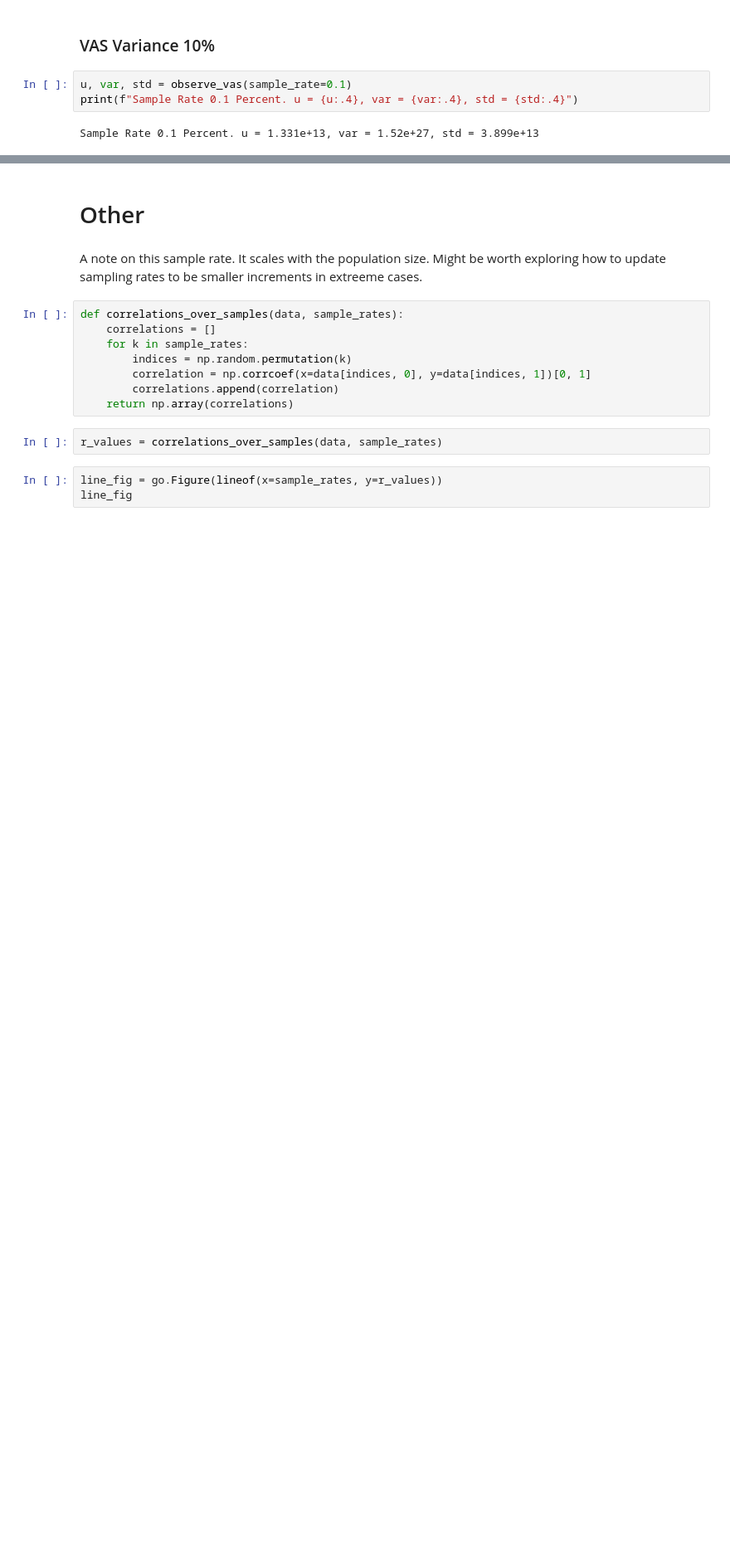
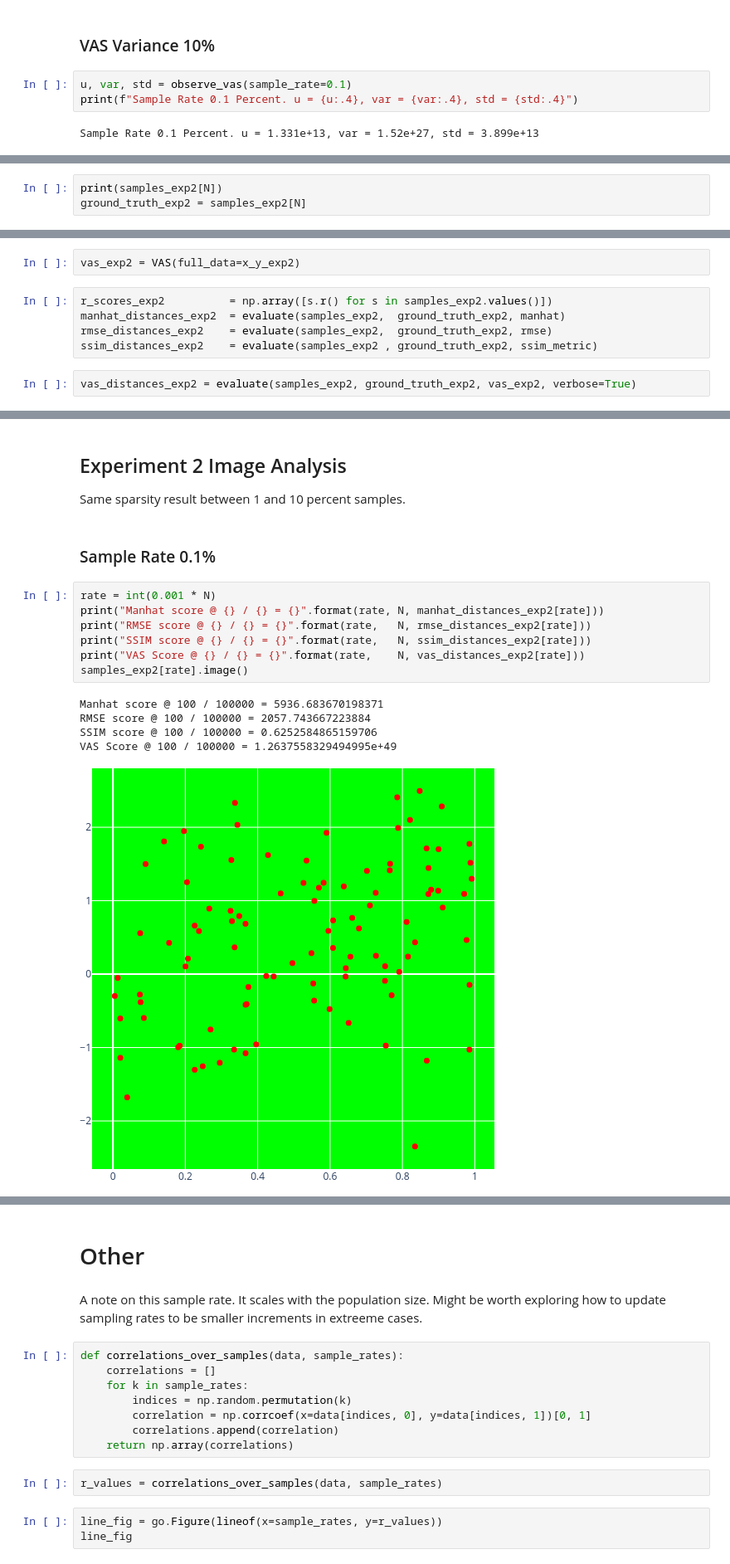
Before and after one commit to EricMartin827/QuickScatter, a Jupyter notebook: R-Space.ipynb, the cells around one changed output, grey strips where cells are left out. Shown at 83% size. Cells and saved outputs as stored; diff of their text form; blank space fills up the shorter version.

```diff
--- a/R-Space.ipynb
+++ b/R-Space.ipynb
@@ -533,0 +582,3 @@ Sample Rate 0.1 Percent. u = 1.331e+13, var = 1.52e+27, std = 3.899e+13
+# %%
+print(samples_exp2[N])
+ground_truth_exp2 = samples_exp2[N]
@@ -533,0 +587,9 @@ Sample Rate 0.1 Percent. u = 1.331e+13, var = 1.52e+27, std = 3.899e+13
+# %%
+vas_exp2 = VAS(full_data=x_y_exp2)
+# %%
+r_scores_exp2          = np.array([s.r() for s in samples_exp2.values()])
+manhat_distances_exp2  = evaluate(samples_exp2,  ground_truth_exp2, manhat)
+rmse_distances_exp2    = evaluate(samples_exp2,  ground_truth_exp2, rmse)
+ssim_distances_exp2    = evaluate(samples_exp2 , ground_truth_exp2, ssim_metric)
+# %%
+vas_distances_exp2 = evaluate(samples_exp2, ground_truth_exp2, vas_exp2, verbose=True)
@@ -533,0 +667,19 @@ Sample Rate 0.1 Percent. u = 1.331e+13, var = 1.52e+27, std = 3.899e+13
+# %% [markdown]
+## Experiment 2 Image Analysis
+
+Same sparsity result between 1 and 10 percent samples.
+# %% [markdown]
+### Sample Rate 0.1%
+# %%
+rate = int(0.001 * N)
+print("Manhat score @ {} / {} = {}".format(rate, N, manhat_distances_exp2[rate]))
+print("RMSE score @ {} / {} = {}".format(rate,   N, rmse_distances_exp2[rate]))
+print("SSIM score @ {} / {} = {}".format(rate,   N, ssim_distances_exp2[rate]))
+print("VAS Score @ {} / {} = {}".format(rate,    N, vas_distances_exp2[rate]))
+samples_exp2[rate].image()
+# %% [output]
+Manhat score @ 100 / 100000 = 5936.683670198371
+RMSE score @ 100 / 100000 = 2057.743667223884
+SSIM score @ 100 / 100000 = 0.6252584865159706
+VAS Score @ 100 / 100000 = 1.2637558329494995e+49
+[figure, added]
```
Also changed, not shown: parts of 107 cells of this notebook.
